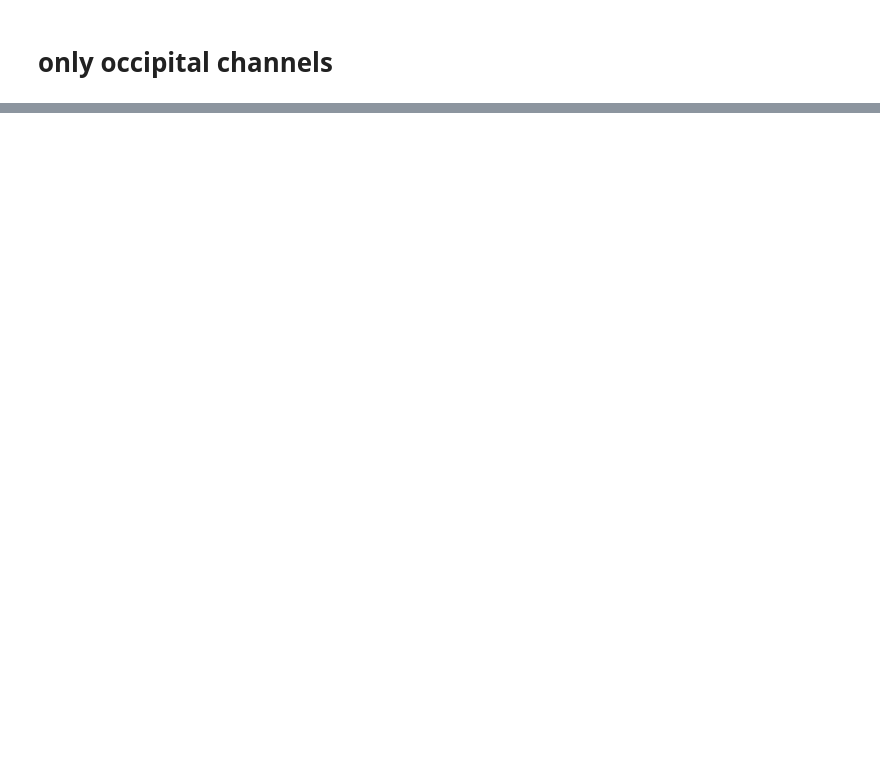
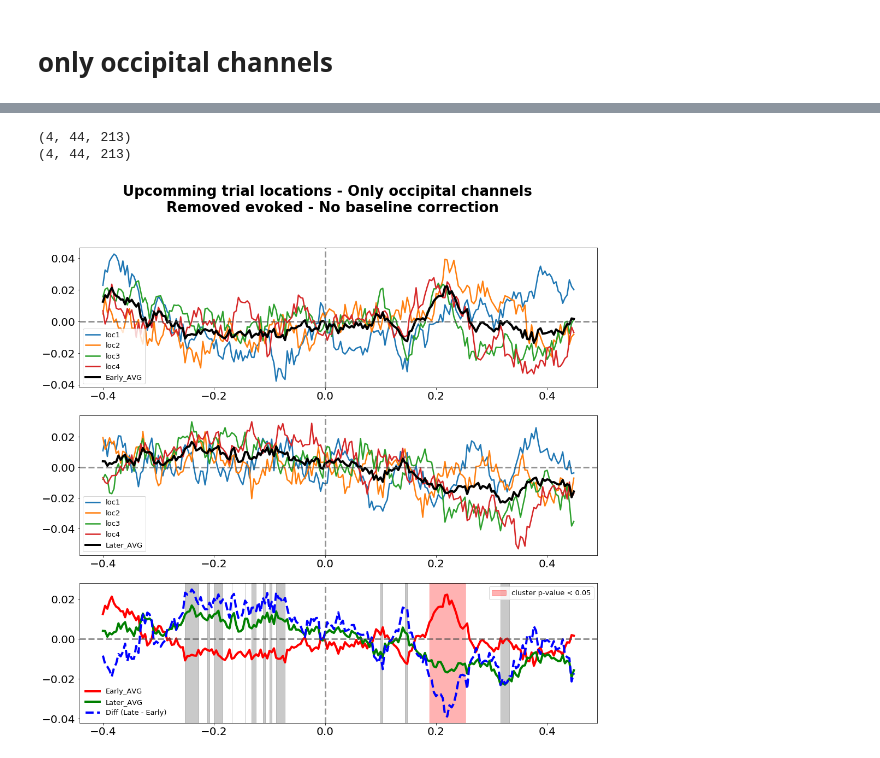
Before and after one commit to MaryZolfaghar/SPLT_EEG, a Jupyter notebook: jupyter/finals/final_genResults_readPrepEpochsLoc_myData_apr2720.ipynb, the cells around one changed output, grey strips where cells are left out. Saved outputs shown, nothing was run; the diff lists cells and outputs as text; code cells hidden in the pictures; blank space fills up the shorter version.

```diff
--- a/jupyter/finals/final_genResults_readPrepEpochsLoc_myData_apr2720.ipynb
+++ b/jupyter/finals/final_genResults_readPrepEpochsLoc_myData_apr2720.ipynb
@@ -541,3 +531,20 @@ plt.show()
+# %%
+def stat_anal(diff_T, diff_SxT, diff_SxTxC):
+
+    diff_scores1=diff_T[:, np.newaxis, np.newaxis]
+    diff_scores2=diff_SxT[:, :, np.newaxis]
+    diff_scores3=diff_SxTxC.copy()
+
+    t_obs, clusters, clusters_pv, H0 = mne.stats.spatio_temporal_cluster_1samp_test(diff_scores1, tail=0)
+    clust_pck_T = [t_obs, clusters, clusters_pv, H0]
+
+    t_obs, clusters, clusters_pv, H0 = mne.stats.spatio_temporal_cluster_1samp_test(diff_scores2, tail=0)
+    clust_pck_SxT = [t_obs, clusters, clusters_pv, H0]
+
+    t_obs, clusters, clusters_pv, H0 = mne.stats.spatio_temporal_cluster_1samp_test(diff_scores3, tail=0)
+    clust_pck_SxTxC = [t_obs, clusters, clusters_pv, H0]
+
+    return clust_pck_T, clust_pck_SxT, clust_pck_SxTxC
 # %%
 from scipy.signal import savgol_filter
 import matplotlib.pylab as plt
@@ -593,14 +612,11 @@ def plot_evoked_plotV1(evk_data_e_occ, evk_data_l_occ, title):
     plt.show()
 # %%
 subj_p1 = [1, 2, 3, 4, 5, 7, 8, 9, 10, 12, 16, \
-            43, 44, 45, 47, 48, 51, 52, \
-            56, 57, 58, 59, 60, 61, 63, 64, \
+           43, 44, 45, 47, 48, 51, 52, \
+           56, 57, 58, 59, 60, 61, 63, 64, \
            66, 67, 68, 69, 71, 72, 73]
 subj_p2 = [18, 19, 20, 21, 23, 24, 26, 28, 29, 30, \
            31, 32, 33, 34, 35, 36, 38, 39]
-
-
-
 
 # early ------------- #
 # cond_block, cond_decoding, applyBaseline_bool, mtdt_feat, occ_channels)
@@ -623,10 +639,18 @@ evk_data_e_occ = np.mean(act_e_occ, axis=0)
 evk_data_l_occ = np.mean(act_l_occ, axis=0)
 evk_data_d_occ = np.mean(act_d_occ, axis=0)
 
+diff_SxCxT = np.mean(act_d_occ.copy(), axis=1)
+diff_SxTxC = diff_SxCxT.reshape(diff_SxCxT.shape[0], diff_SxCxT.shape[2], diff_SxCxT.shape[1])
+diff_SxT = np.mean(diff_SxCxT.copy(), axis=1)
+diff_T = np.mean(diff_SxT, axis=0)
+
+num_tot_subjects = diff_SxCxT.shape[0]
+
+print('diff_SubjXTimeXChan', diff_SxTxC.shape)
+print('diff_SubjXChanXTime', diff_SxCxT.shape)
 print(act_e_occ.shape)
 print(act_l_occ.shape)
 print(act_d_occ.shape)
-
 print(evk_data_e_occ.shape)
 print(evk_data_l_occ.shape)
 print(evk_data_d_occ.shape)
@@ -695,0 +675,2 @@ ModuleNotFoundError: No module named 'mne.utils._bunch'
+# %%
+clust_pck_T, clust_pck_SxT, clust_pck_SxTxC = stat_anal(diff_T, diff_SxT, diff_SxTxC)
@@ -696,3 +704,7 @@ ModuleNotFoundError: No module named 'mne.utils._bunch'
 # %%
-title = 'Trgt_Loc_main, Only OCC channels, Removed Evoked, No Baseline Correction'
-plot_evoked_plotV1(evk_data_e_occ, evk_data_l_occ, title)
+title = 'Upcomming trial locations - Only occipital channels \n Removed evoked - No baseline correction'
+plot_evoked_plotV1(evk_data_e_occ, evk_data_l_occ, clust_pck_SxT, title)
+# %% [output]
+(4, 44, 213)
+(4, 44, 213)
+[figure, added]
```
Also changed, not shown: parts of 24 cells of this notebook, 1 other file.
